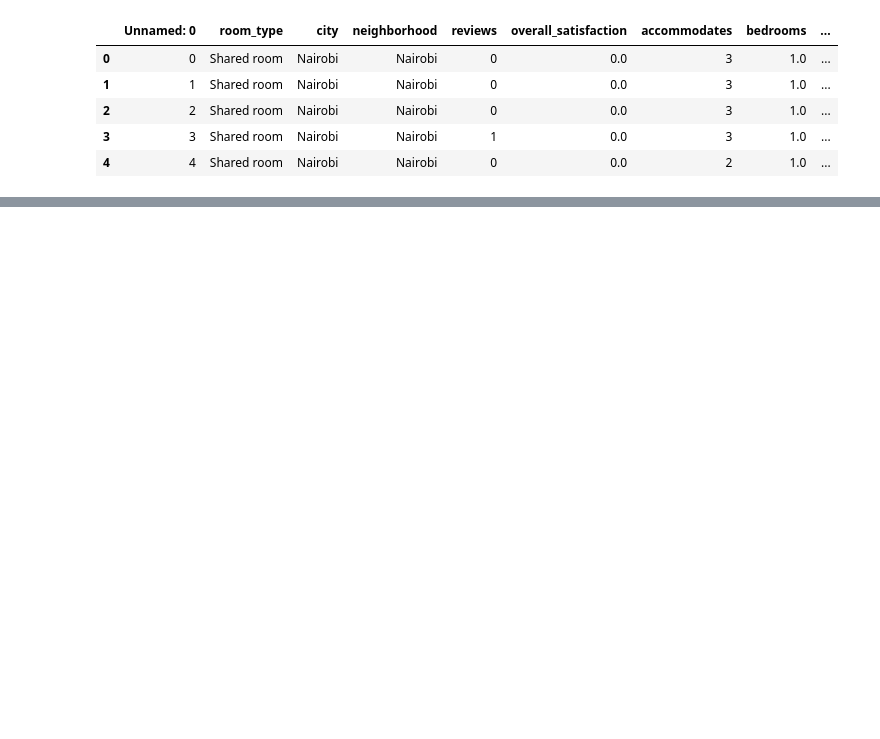
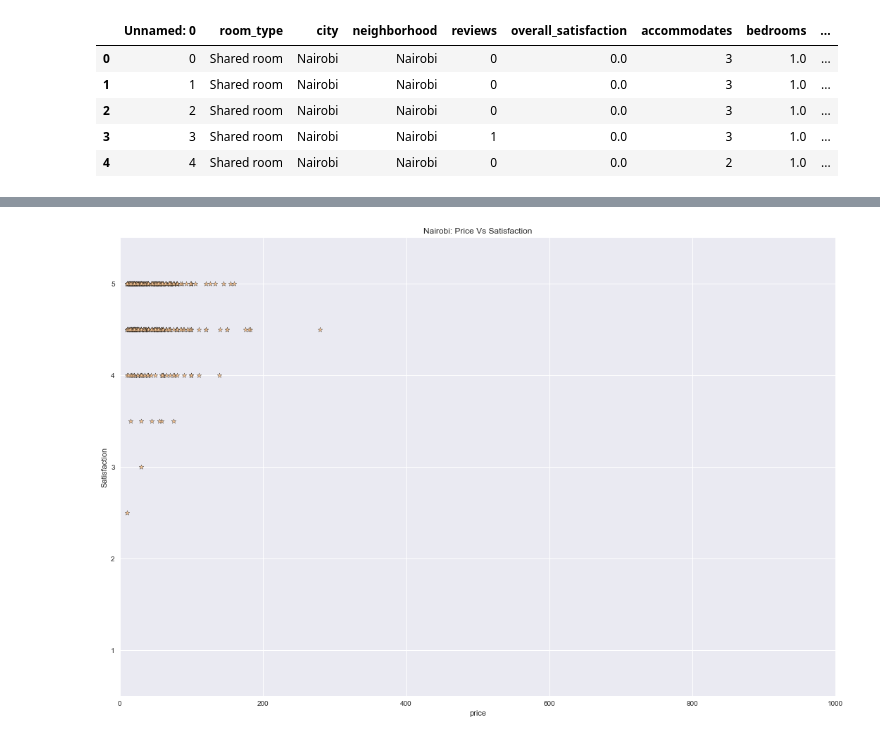
Before and after one commit to RoseMurugi/Airbnb-Analytics, a Jupyter notebook: Final Project/data_analysis.ipynb, the cells around one changed output, grey strips where cells are left out. Saved outputs shown, nothing was run; the diff lists cells and outputs as text; code cells hidden in the pictures; blank space fills up the shorter version.

```diff
--- a/Final Project/data_analysis.ipynb
+++ b/Final Project/data_analysis.ipynb
@@ -53,0 +86,17 @@ sf_clean.head()
+# %%
+# Nairobi Price vs Overall Satisfaction
+NrbPrice=nairobi_clean["price"]
+NrbSatisfaction=nairobi_clean["overall_satisfaction"]
+
+plt.scatter(NrbPrice,NrbSatisfaction,marker="*",edgecolor="black",color='#ffcc99')
+
+plt.title("Nairobi: Price Vs Satisfaction")
+plt.xlabel('price')
+plt.xlim(0,1000)
+plt.ylabel('Satisfaction')
+plt.ylim(.5,5.5)
+plt.tight_layout()
+
+plt.savefig('../Working/Nairobi_figures/nairobi_priceVsatisfaction.png')
+# %% [output]
+[figure, added]
```
Also changed, not shown: parts of 27 cells of this notebook, 22 other files.
